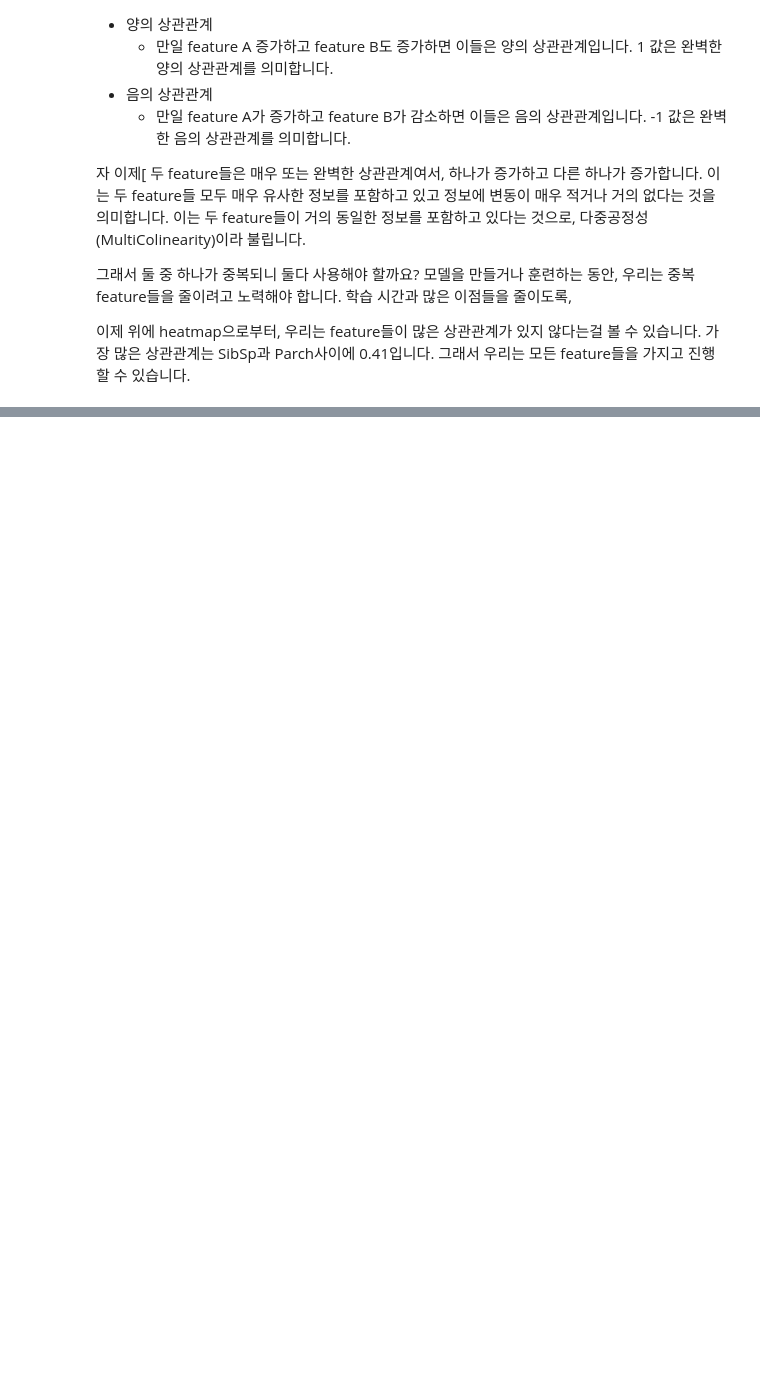
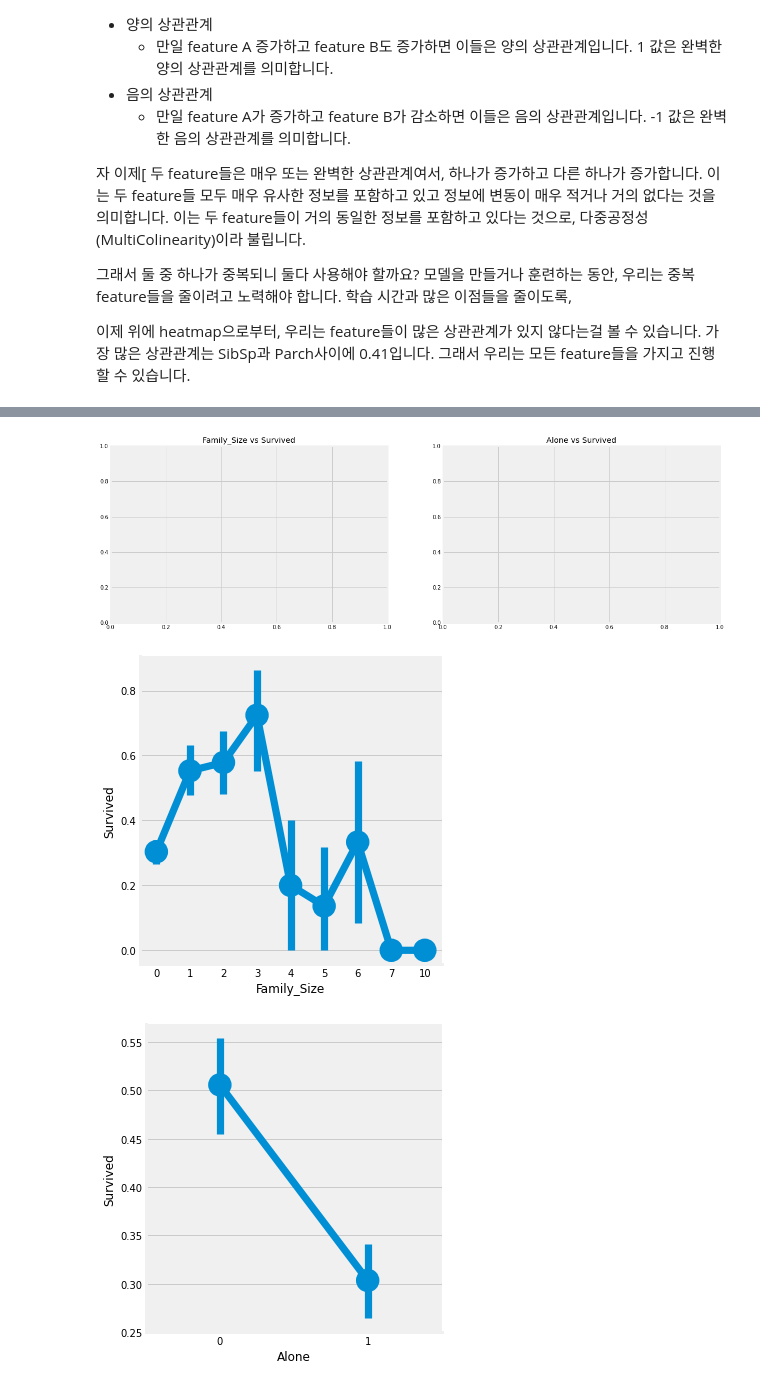
Before and after one commit to shwldus3/data-analysis-practice, a Jupyter notebook: 01_titanic.ipynb, the cells around one changed output, grey strips where cells are left out. Cells and saved outputs as stored; diff of their text form; code cells hidden in the pictures; blank space fills up the shorter version.

```diff
--- a/01_titanic.ipynb
+++ b/01_titanic.ipynb
@@ -525,0 +581,17 @@ plt.show()
+# %%
+data['Family_Size'] = 0
+data['Family_Size'] = data['Parch'] + data['SibSp']
+
+data['Alone'] = 0
+data.loc[data.Family_Size==0, 'Alone'] = 1
+
+f,ax = plt.subplots(1, 2, figsize=(18,6))
+sns.factorplot('Family_Size', 'Survived', data=data, ax=ax[0])
+ax[0].set_title('Family_Size vs Survived')
+sns.factorplot('Alone', 'Survived', data=data, ax=ax[1])
+ax[1].set_title('Alone vs Survived')
+plt.show()
+# %% [output]
+[figure, added]
+[figure, added]
+[figure, added]
```
Also changed, not shown: parts of 15 cells of this notebook.
